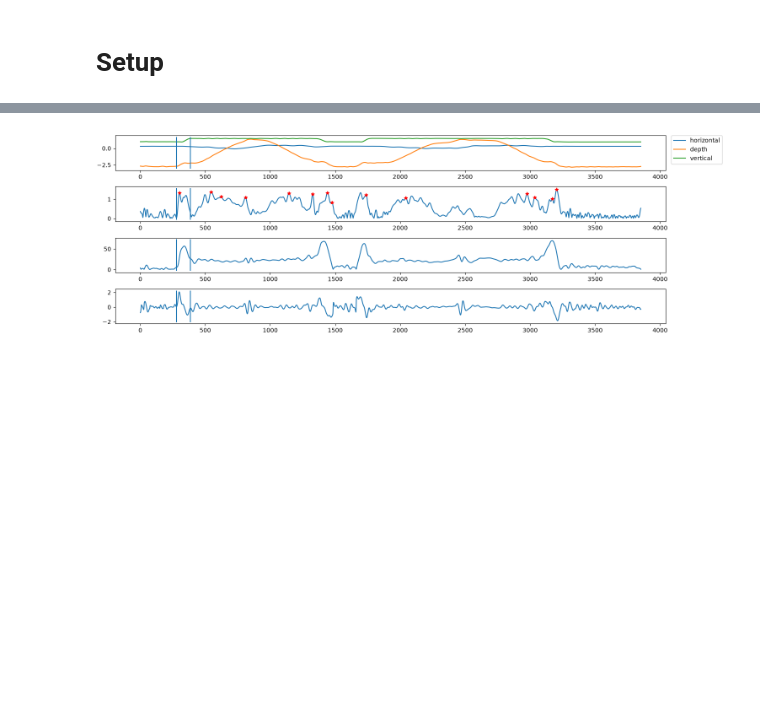
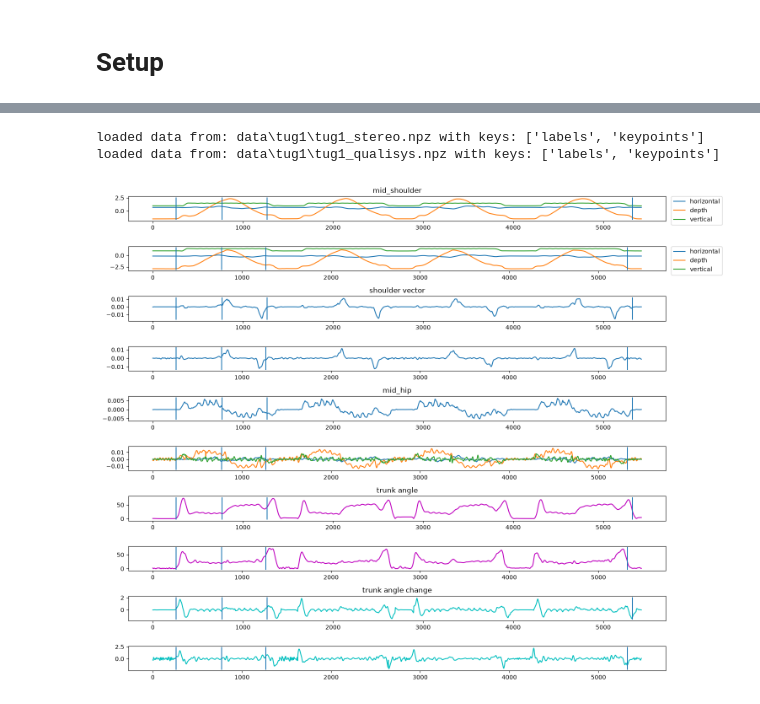
Before and after one commit to MateUnger/Realsense, a Jupyter notebook: TUG.ipynb, the cells around one changed output, grey strips where cells are left out. Saved outputs shown, nothing was run; the diff lists cells and outputs as text; code cells hidden in the pictures; blank space fills up the shorter version.

```diff
--- a/TUG.ipynb
+++ b/TUG.ipynb
@@ -19,36 +11,71 @@ loaded data from: data\tug1\tug1_stereo.npz with keys: ['labels', 'keypoints']
 # %%
-cut_1 = 610
-baseline_end = 250
+recording_name = "tug1"
+filename_stereo = os.path.join("data", recording_name, recording_name + "_stereo.npz")
+filename_qualisys = os.path.join("data", recording_name, recording_name + "_qualisys.npz")
+stereo_keypoints, stereo_labels = load_keypoints_and_labels(filename=filename_stereo)
+qualisys_keypoints, qualisys_labels = load_keypoints_and_labels(filename=filename_qualisys)
+
+q_cut_1 = 775
+q_cut_2 = 6200
+s_cut_1 = 980
+baseline_end = 260
 fps = 100
-mid_shoulder = keypoints[cut_1:, labels.index('mid_shoulder'),:]
 
-delta_t = 1 / fps  # frames/sec
-position = mid_shoulder  # point, meters
-velocity = np.gradient(position, delta_t, axis=0)  # vector, m/s
-velocity_magnitude = np.linalg.norm(velocity, axis=1)  # scalar
+qualisys_keypoints = qualisys_keypoints[q_cut_1:q_cut_2,:,:]
+stereo_keypoints = stereo_keypoints[s_cut_1:,:,:]
 
+qualisys_shoulder_vector = np.gradient(qualisys_keypoints[:,qualisys_labels.index('left_shoulder'),0]-qualisys_keypoints[:,qualisys_labels.index('right_shoulder'),0], axis=0)
+stereo_shoulder_vector = np.gradient(stereo_keypoints[:,stereo_labels.index('left_shoulder'),0]-stereo_keypoints[:,stereo_labels.index('right_shoulder'),0], axis=0)
 
-min_peak_height = 0.75
-min_peak_distance = 10
-peaks, _ = find_peaks(velocity_magnitude, height=0.75, threshold=0.001)
+qualisys_mid_hip = np.nanmean(np.gradient(qualisys_keypoints[:,qualisys_labels.index('mid_hip'),:],axis=0), axis=1)
+stereo_mid_hip = np.gradient(stereo_keypoints[:,stereo_labels.index('mid_hip'),:],axis=0)
+
+qualisys_trunk = qualisys_keypoints[:,qualisys_labels.index("mid_shoulder"),:] - qualisys_keypoints[:, qualisys_labels.index("mid_hip"),:]
+stereo_trunk = stereo_keypoints[:,stereo_labels.index("mid_shoulder"),:] - stereo_keypoints[:, stereo_labels.index("mid_hip"),:]
+
+stereo_baseline_trunk = np.nanmean(stereo_trunk[:baseline_end], axis=0)
+qualisys_baseline_trunk = np.nanmean(qualisys_trunk[:baseline_end], axis=0)
+
+stereo_trunk_angle = np.array([angle_between_vectors(trunk_vector, stereo_baseline_trunk) for trunk_vector in stereo_trunk])
+qualisys_trunk_angle = np.array([angle_between_vectors(trunk_vector, qualisys_baseline_trunk) for trunk_vector in qualisys_trunk])
+stereo_trunk_angle_change = np.gradient(stereo_trunk_angle)
+qualisys_trunk_angle_change = np.gradient(qualisys_trunk_angle)
 
 
 plt.close('all')
-fig, axs = plt.subplots(4,1,figsize=(15,5))
-axs[0].plot(mid_shoulder, label=['horizontal','depth','vertical'])
+fig, axs = plt.subplots(10,1,figsize=(15,12))
+axs[0].set_title('mid_shoulder')
+axs[0].plot(qualisys_keypoints[:,qualisys_labels.index('mid_shoulder'),:], label=['horizontal','depth','vertical'])
 axs[0].legend(loc="upper left", bbox_to_anchor=(1.01, 1), borderaxespad=0)
+axs[1].plot(stereo_keypoints[:,stereo_labels.index('mid_shoulder'),:], label=['horizontal','depth','vertical'])
+axs[1].legend(loc="upper left", bbox_to_anchor=(1.01, 1), borderaxespad=0)
 
-axs[1].plot(velocity_magnitude)
-axs[1].plot(peaks, velocity_magnitude[peaks], 'r*')
+axs[2].set_title('shoulder vector')
+axs[2].plot(qualisys_shoulder_vector)
+axs[3].plot(stereo_shoulder_vector)
 
-axs[2].plot(trunk_angle)
-axs[3].plot(trunk_angle_change)
+axs[4].set_title('mid_hip')
+axs[4].plot(qualisys_mid_hip)
+axs[5].plot(stereo_mid_hip)
+
+axs[6].set_title('trunk angle')
+axs[6].plot(qualisys_trunk_angle,'m')
+axs[7].plot(stereo_trunk_angle,'m')
+
+axs[8].set_title("trunk angle change")
+axs[8].plot(qualisys_trunk_angle_change,'c')
+axs[9].plot(stereo_trunk_angle_change,'c')
 
 for ax in axs:
     y_min, y_max = ax.get_ylim()
-    ax.vlines(280, y_min, y_max)
-    ax.vlines(385, y_min, y_max)
+    ax.vlines(260, y_min, y_max)
+
+    ax.vlines(770, y_min, y_max)
+    ax.vlines(1270, y_min, y_max)
+    ax.vlines(5325, y_min, y_max)
 
 plt.tight_layout()
 # %% [output]
+loaded data from: data\tug1\tug1_stereo.npz with keys: ['labels', 'keypoints']
+loaded data from: data\tug1\tug1_qualisys.npz with keys: ['labels', 'keypoints']
-[figure, old version]
+[figure, new version]
```
Also changed, not shown: parts of 3 cells of this notebook, 2 other files.
